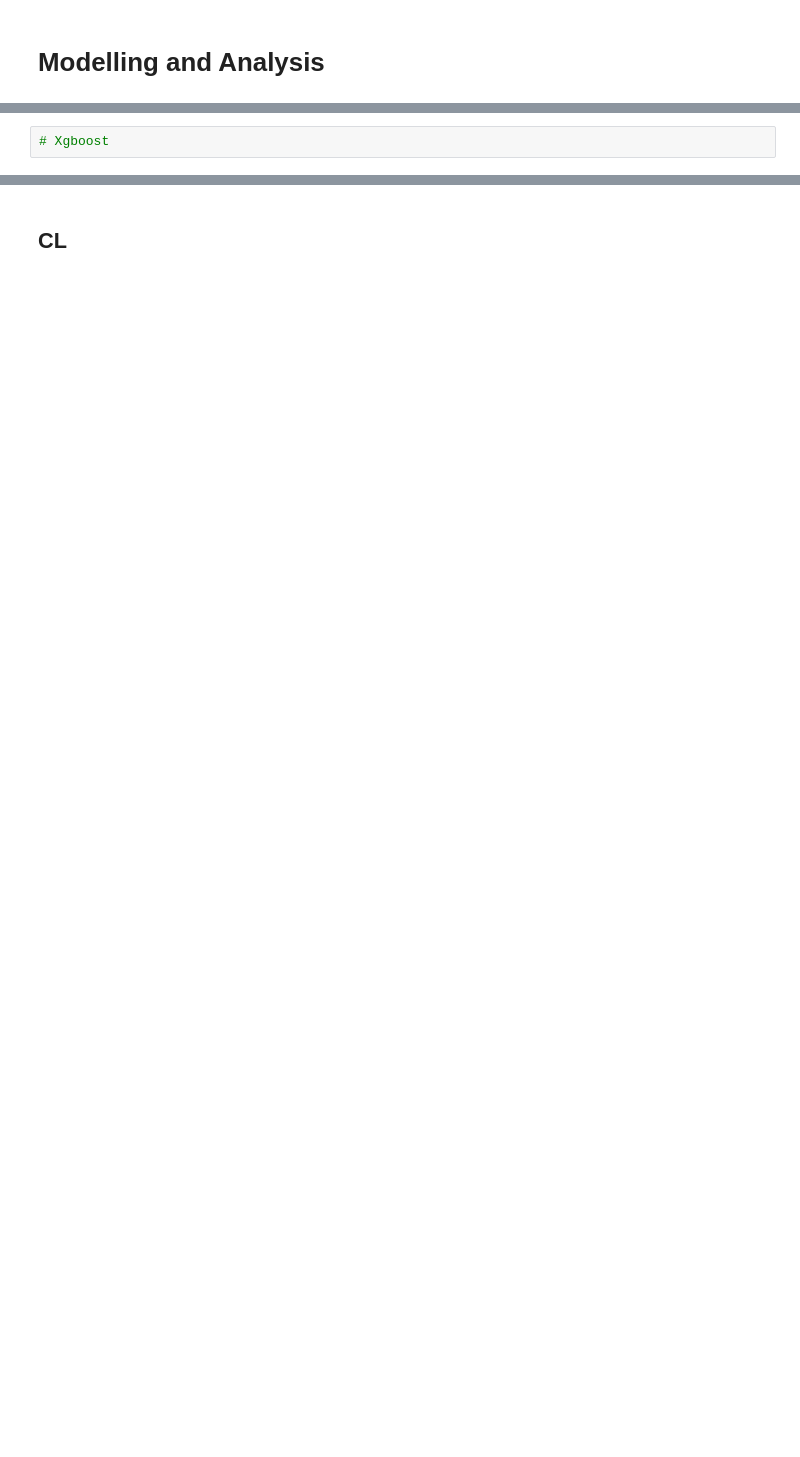
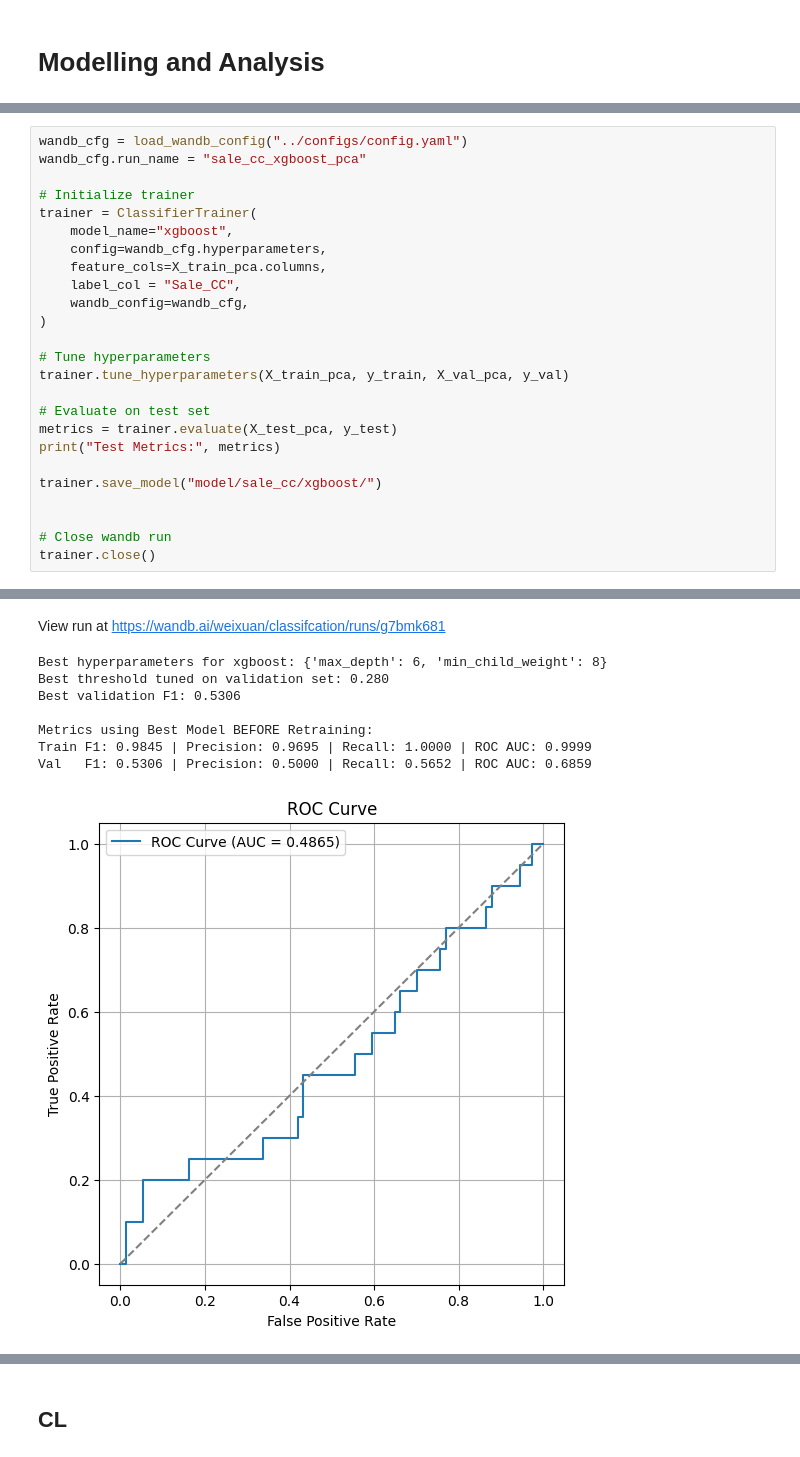
Before and after one commit to ngweixuan1/propensity_prediction, a Jupyter notebook: training/notebooks/02_modelling.ipynb, the cells around one changed output, grey strips where cells are left out. Saved outputs shown, nothing was run; the diff lists cells and outputs as text; blank space fills up the shorter version.

```diff
--- a/training/notebooks/02_modelling.ipynb
+++ b/training/notebooks/02_modelling.ipynb
@@ -532,2 +1055,26 @@ print(metrics)
 # %%
-# Xgboost
+wandb_cfg = load_wandb_config("../configs/config.yaml")
+wandb_cfg.run_name = "sale_cc_xgboost_pca"
+
+# Initialize trainer
+trainer = ClassifierTrainer(
+    model_name="xgboost",
+    config=wandb_cfg.hyperparameters,
+    feature_cols=X_train_pca.columns,
+    label_col = "Sale_CC",
+    wandb_config=wandb_cfg,
+)
+
+# Tune hyperparameters
+trainer.tune_hyperparameters(X_train_pca, y_train, X_val_pca, y_val)
+
+# Evaluate on test set
+metrics = trainer.evaluate(X_test_pca, y_test)
+print("Test Metrics:", metrics)
+
+trainer.save_model("model/sale_cc/xgboost/")
+
+
+# Close wandb run
+trainer.close()
+# %% [output]
@@ -533,0 +1085,9 @@ print(metrics)
+View run at https://wandb.ai/weixuan/classifcation/runs/g7bmk681
+Best hyperparameters for xgboost: {'max_depth': 6, 'min_child_weight': 8}
+Best threshold tuned on validation set: 0.280
+Best validation F1: 0.5306
+
+Metrics using Best Model BEFORE Retraining:
+Train F1: 0.9845 | Precision: 0.9695 | Recall: 1.0000 | ROC AUC: 0.9999
+Val   F1: 0.5306 | Precision: 0.5000 | Recall: 0.5652 | ROC AUC: 0.6859
+[figure, added]
```
Also changed, not shown: parts of 35 cells of this notebook, 5 other files.
